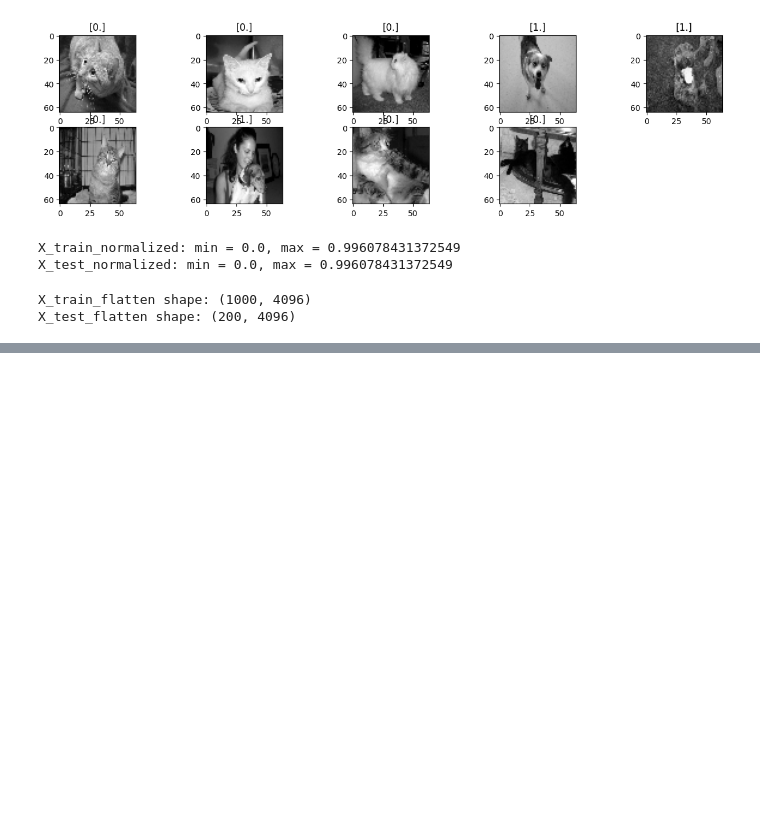
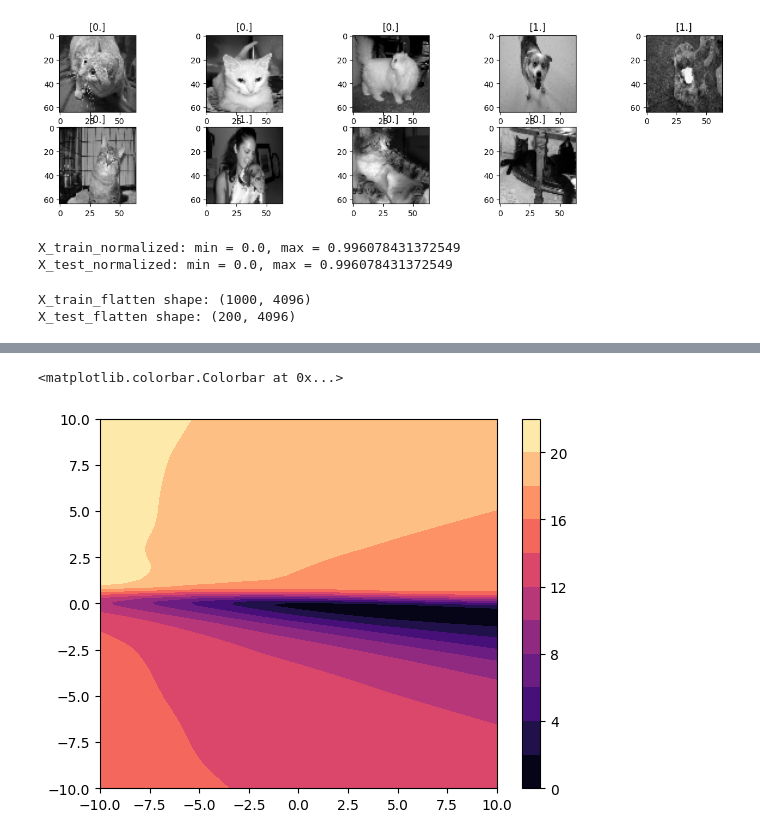
Before and after one commit to Yassin97440/first_neurones, a Jupyter notebook: cat_vs_dog.ipynb, the cells around one changed output, grey strips where cells are left out. Saved outputs shown, nothing was run; the diff lists cells and outputs as text; code cells hidden in the pictures; blank space fills up the shorter version.

```diff
--- a/cat_vs_dog.ipynb
+++ b/cat_vs_dog.ipynb
@@ -220,0 +267,6 @@ ValueError: operands could not be broadcast together with shapes (100,1) (1000,1
+# %%
+plt.contourf(W11, W22, L, 10,cmap="magma")
+plt.colorbar()
+# %% [output]
+<matplotlib.colorbar.Colorbar at 0x...>
+[figure, added]
```
Also changed, not shown: parts of 9 cells of this notebook.
